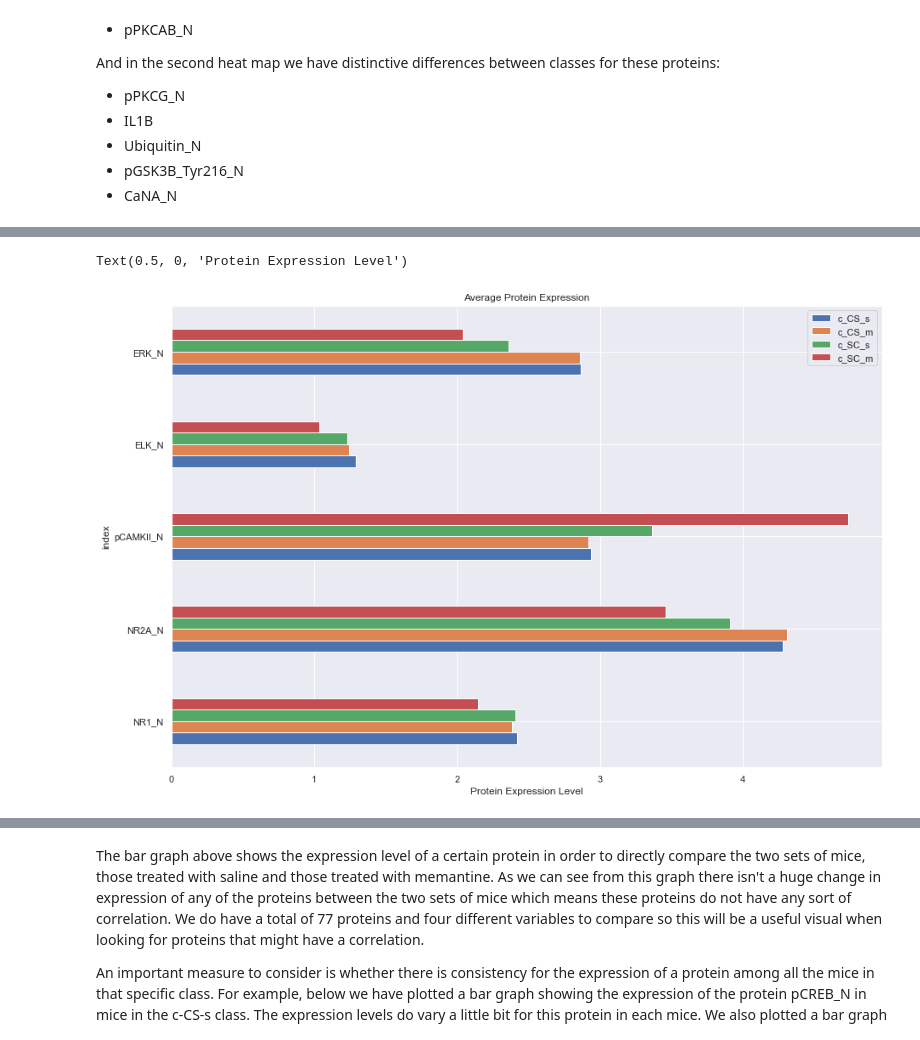
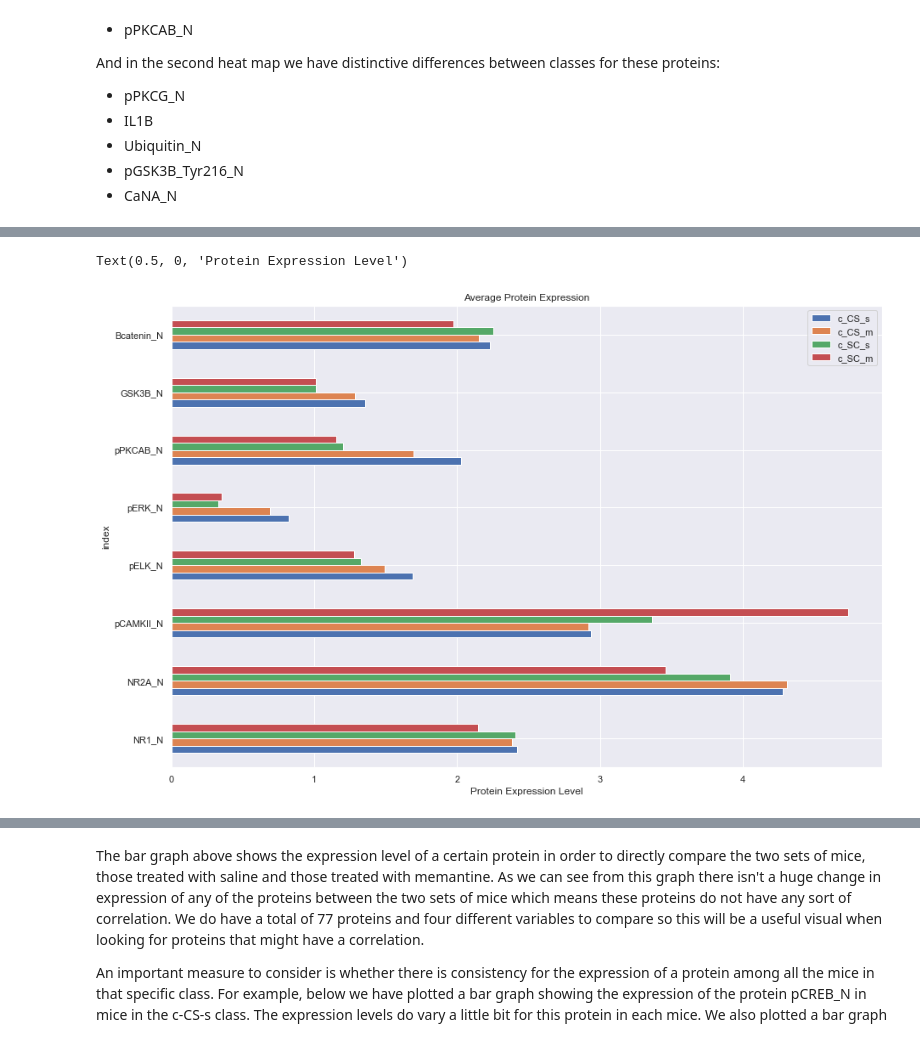
Before and after one commit to mlyons3/mlyons.github.io, a Jupyter notebook: Mice Protein Expression Data-3.ipynb, the cells around one changed output, grey strips where cells are left out. Drawn from its saved outputs; the diff is of its cells as text; code cells hidden in the pictures.

```diff
--- a/Mice Protein Expression Data-3.ipynb
+++ b/Mice Protein Expression Data-3.ipynb
@@ -318,7 +302,9 @@ And in the second heat map we have distinctive differences between classes for t
 # %%
 meanControl = meanControl.reset_index()
 # %%
-proteinList = ["NR1_N", "NR2A_N", "pCAMKII_N", "ELK_N", "ERK_N"]
+proteinList = ["NR1_N", "NR2A_N", "pCAMKII_N", "pELK_N", "pERK_N", "pPKCAB_N", "GSK3B_N",
+               "Bcatenin_N", "SOD1_N", "pPKCG_N", "ADARB1_N", "pCASP9_N", "PSD95_N",
+               "pGSK3B_Tyr216_N", "Ubiquitin_N", "CaNA_N"]
 
 proteinIndex = []
 
@@ -335,7 +339,7 @@ proteins = proteins.drop(["level_0"], axis =1)
 # %%
 sns.set(rc={'figure.figsize':(15,10)})
-ax = proteins.plot(kind='barh', title = "Average Protein Expression")
+ax = proteins[:8].plot(kind='barh', title = "Average Protein Expression")
 plt.xlabel("Protein Expression Level")
 # %% [output]
 Text(0.5, 0, 'Protein Expression Level')
-[figure, old version]
+[figure, new version]
```
Also changed, not shown: parts of 5 cells of this notebook.
